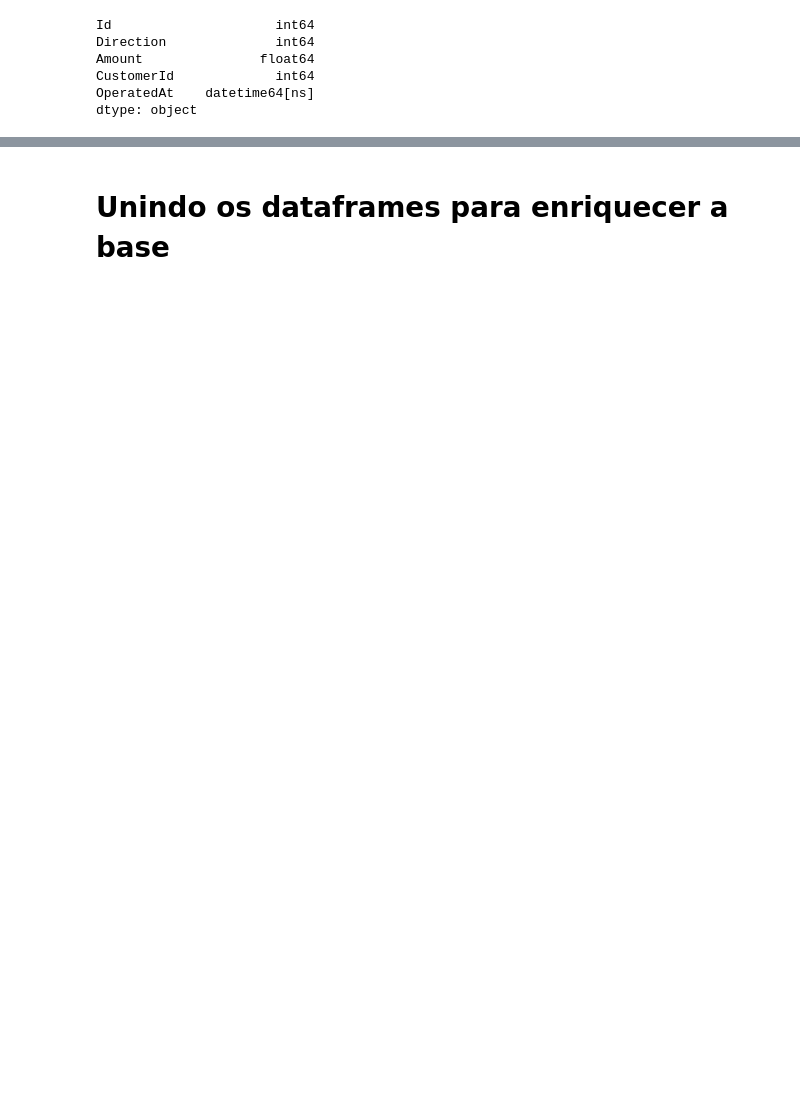
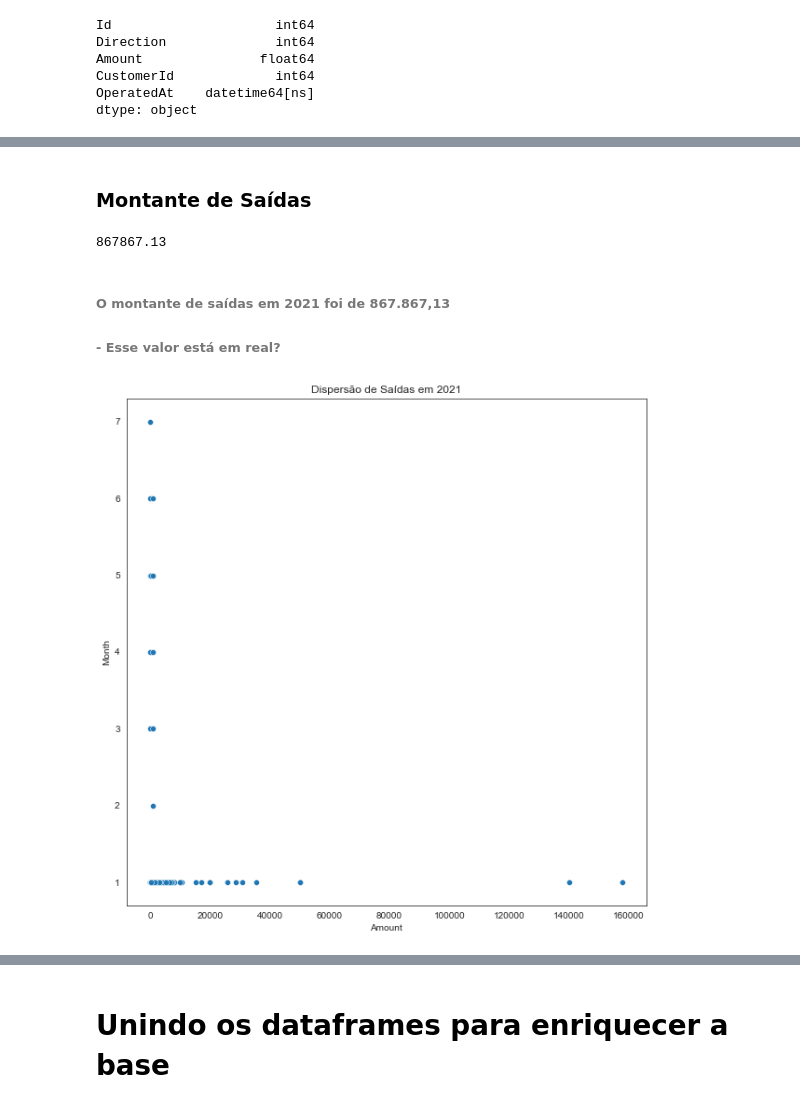
Before and after one commit to allanacardoso/warren, a Jupyter notebook: data/Análise_warren.ipynb, the cells around one changed output, grey strips where cells are left out. Saved outputs shown, nothing was run; the diff lists cells and outputs as text; code cells hidden in the pictures; blank space fills up the shorter version.

```diff
--- a/data/Análise_warren.ipynb
+++ b/data/Análise_warren.ipynb
@@ -187,0 +235,22 @@ dtype: object
+# %% [markdown]
+### Montante de Saídas
+# %%
+df_out = df_transactions[df_transactions['Direction'] == 20]
+print(df_out['Amount'].sum().round(2))
+# %% [output]
+867867.13
+# %% [markdown]
+###### O montante de saídas em 2021 foi de 867.867,13
+###### - Esse valor está em real?
+# %%
+# Criando o ambiente do gráfico
+sns.set_style("white")
+plt.figure(figsize=(10, 10))
+plt.title('Dispersão de Saídas em 2021')
+
+# Gráfico de Dispersão
+g = sns.scatterplot(x="Amount", y="Month",
+                    data=df_out)
+plt.show()
+# %% [output]
+[figure, added]
```
Also changed, not shown: parts of 58 cells of this notebook.
